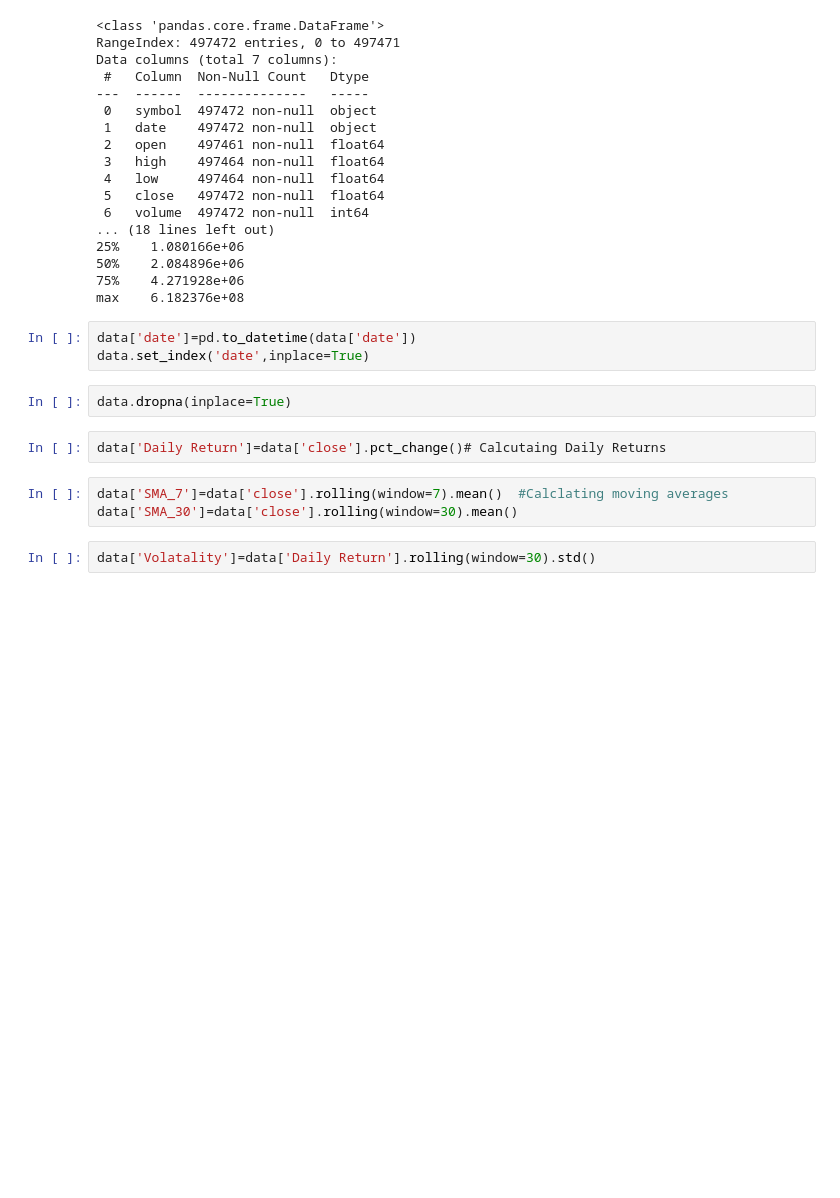
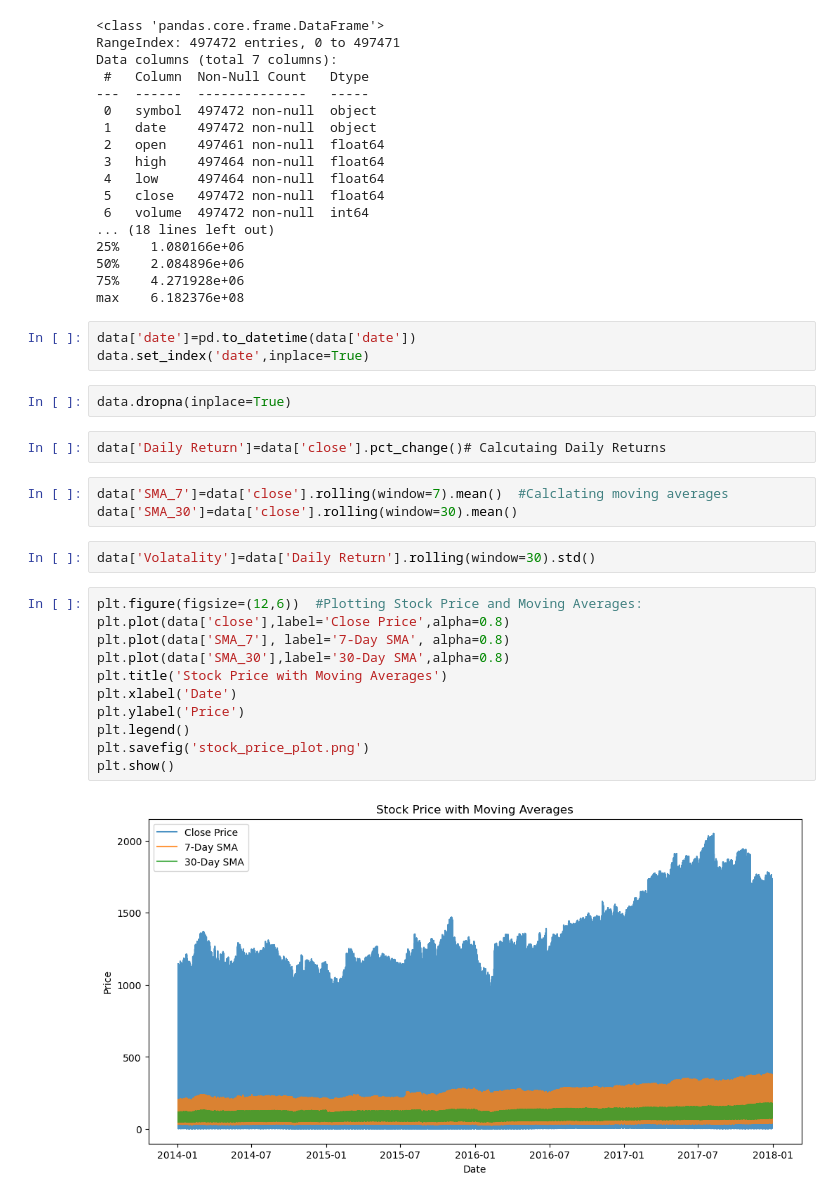
Before and after one commit to Chinmay-Mishra27/Stock-Price-Analysis, a Jupyter notebook: stock price analysis.ipynb, the cells around one changed output. Cells and saved outputs as stored; diff of their text form; blank space fills up the shorter version.

Commit message:
Stock Price

```diff
--- a/stock price analysis.ipynb
+++ b/stock price analysis.ipynb
@@ -46,3 +37,16 @@ data['SMA_7']=data['close'].rolling(window=7).mean()  #Calclating moving average
 data['SMA_30']=data['close'].rolling(window=30).mean()
 # %%
 data['Volatality']=data['Daily Return'].rolling(window=30).std()
+# %%
+plt.figure(figsize=(12,6))  #Plotting Stock Price and Moving Averages:
+plt.plot(data['close'],label='Close Price',alpha=0.8)
+plt.plot(data['SMA_7'], label='7-Day SMA', alpha=0.8)
+plt.plot(data['SMA_30'],label='30-Day SMA',alpha=0.8)
+plt.title('Stock Price with Moving Averages')
+plt.xlabel('Date')
+plt.ylabel('Price')
+plt.legend()
+plt.savefig('stock_price_plot.png')
+plt.show()
+# %% [output]
+[figure, added]
```
Also changed, not shown: parts of 5 cells of this notebook, 2 other files.
